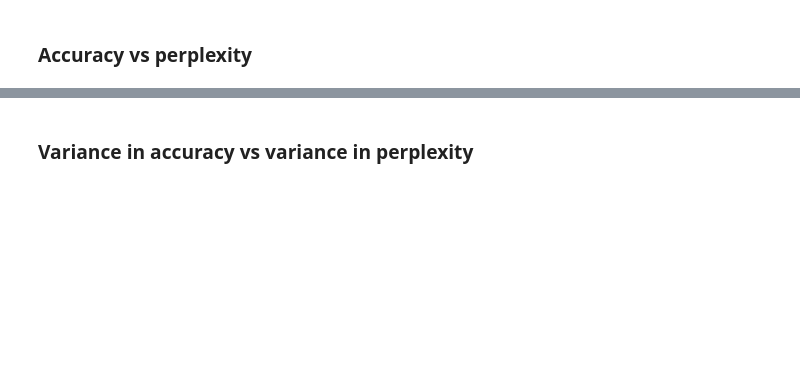
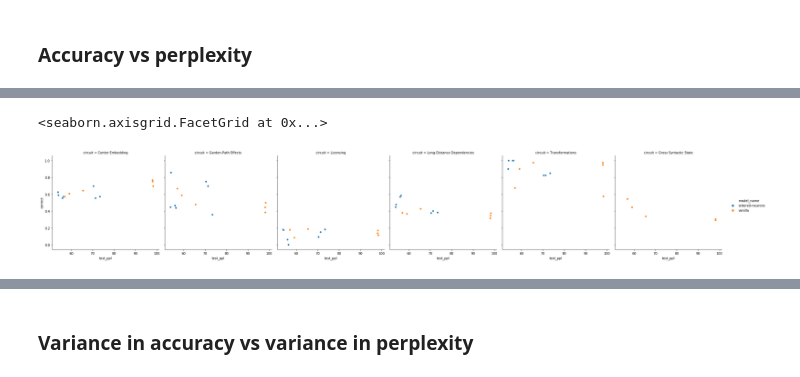
Before and after one commit to cpllab/syntactic-generalization, a Jupyter notebook: notebooks/main.ipynb, the cells around one changed output, grey strips where cells are left out. Saved outputs shown, nothing was run; the diff lists cells and outputs as text; code cells hidden in the pictures; blank space fills up the shorter version.

```diff
--- a/notebooks/main.ipynb
+++ b/notebooks/main.ipynb
@@ -103,5 +130,5 @@ joined_data.head()
 # %%
 # Join PPL and accuracy data, splitting on circuit.
-joined_data_circuits = results_df.groupby(["model_name", "corpus", "seed", "circuit"]).correct.agg("mean")
+joined_data_circuits = suites_df.groupby(["model_name", "corpus", "seed", "circuit"]).correct.agg("mean")
 joined_data_circuits = pd.DataFrame(joined_data_circuits).reset_index().set_index(["model_name", "corpus", "seed"]).join(perplexity_df).reset_index()
 joined_data_circuits.head()
@@ -152,4 +215,8 @@ sns.scatterplot(data=joined_data, x="test_ppl", y="correct",
 # %%
-g = sns.FacetGrid(data=joined_data_circuits, col="circuit")
+g = sns.FacetGrid(data=joined_data_circuits, col="circuit", height=5)
 g.map(sns.scatterplot, "test_ppl", "correct", "model_name",
       hue_order=model_order)
+g.add_legend()
+# %% [output]
+<seaborn.axisgrid.FacetGrid at 0x...>
+[figure, added]
```
Also changed, not shown: parts of 25 cells of this notebook, 2 other files.
